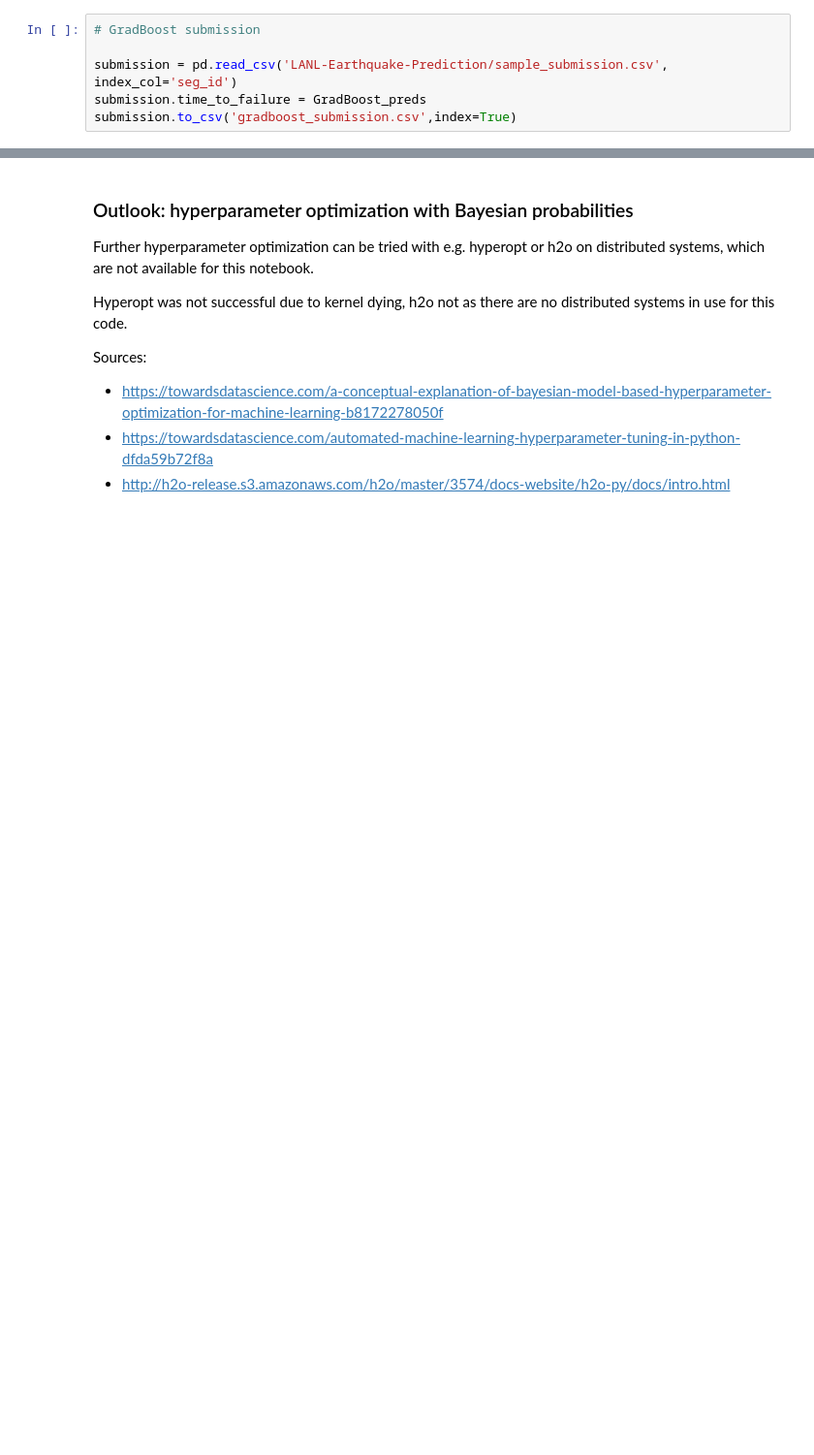
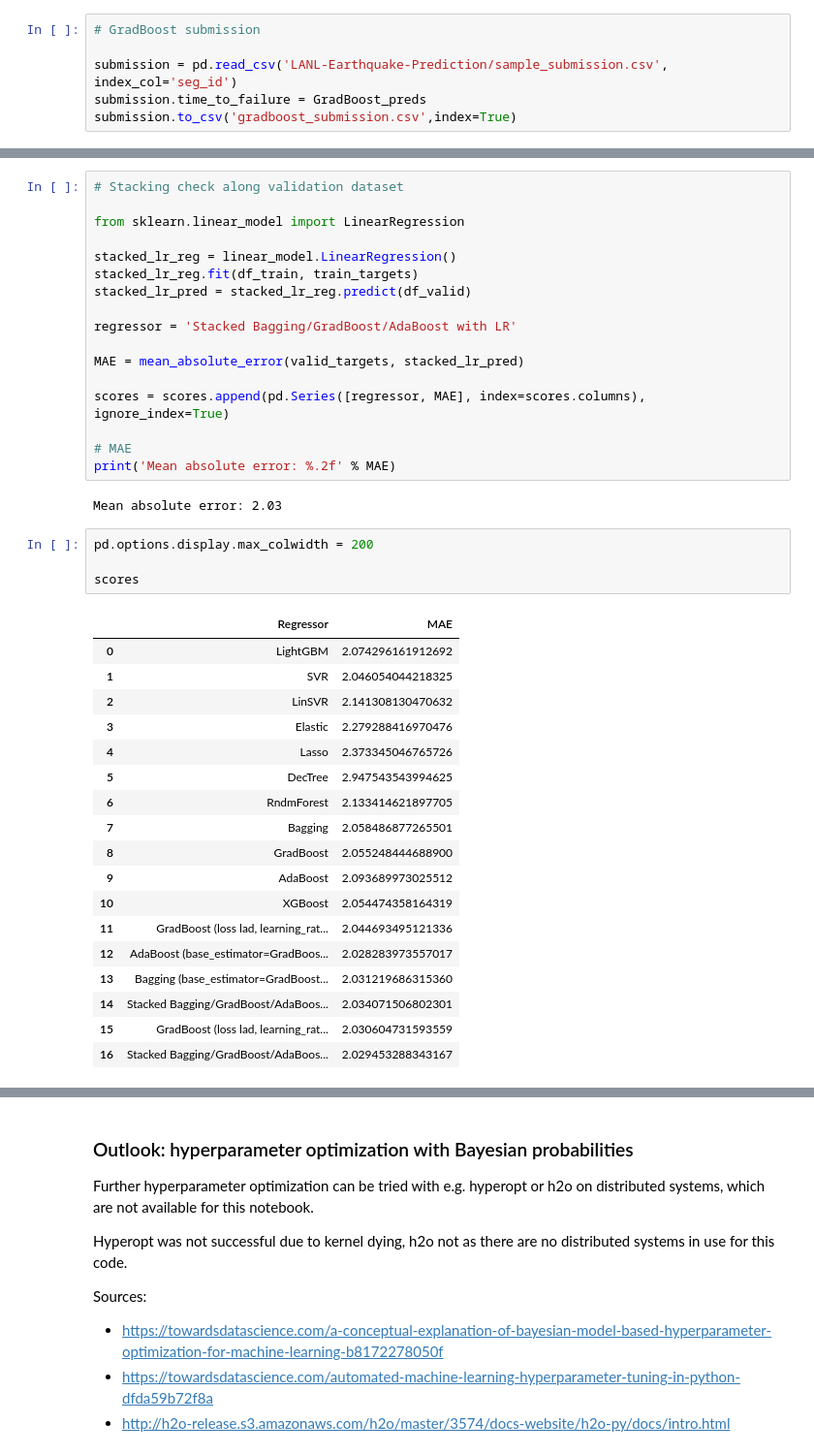
Before and after one commit to manuelfreude/kaggleearthquake, a Jupyter notebook: earthquake.ipynb, the cells around one changed output, grey strips where cells are left out. Shown: that part at 97% size. Cells and saved outputs as stored; diff of their text form; blank space fills up the shorter version.

```diff
--- a/earthquake.ipynb
+++ b/earthquake.ipynb
@@ -2322,0 +2381,42 @@ submission.to_csv('gradboost_submission.csv',index=True)
+# %%
+# Stacking check along validation dataset
+
+from sklearn.linear_model import LinearRegression
+
+stacked_lr_reg = linear_model.LinearRegression()
+stacked_lr_reg.fit(df_train, train_targets)
+stacked_lr_pred = stacked_lr_reg.predict(df_valid)
+
+regressor = 'Stacked Bagging/GradBoost/AdaBoost with LR'
+
+MAE = mean_absolute_error(valid_targets, stacked_lr_pred)
+
+scores = scores.append(pd.Series([regressor, MAE], index=scores.columns), ignore_index=True)
+
+# MAE
+print('Mean absolute error: %.2f' % MAE)
+# %% [output]
+Mean absolute error: 2.03
+# %%
+pd.options.display.max_colwidth = 200
+
+scores
+# %% [output]
+|  | Regressor | MAE |
+| 0 | LightGBM | 2.074296161912692 |
+| 1 | SVR | 2.046054044218325 |
+| 2 | LinSVR | 2.141308130470632 |
+| 3 | Elastic | 2.279288416970476 |
+| 4 | Lasso | 2.373345046765726 |
+| 5 | DecTree | 2.947543543994625 |
+| 6 | RndmForest | 2.133414621897705 |
+| 7 | Bagging | 2.058486877265501 |
+| 8 | GradBoost | 2.055248444688900 |
+| 9 | AdaBoost | 2.093689973025512 |
+| 10 | XGBoost | 2.054474358164319 |
+| 11 | GradBoost (loss lad, learning_rat... | 2.044693495121336 |
+| 12 | AdaBoost (base_estimator=GradBoos... | 2.028283973557017 |
+| 13 | Bagging (base_estimator=GradBoost... | 2.031219686315360 |
+| 14 | Stacked Bagging/GradBoost/AdaBoos... | 2.034071506802301 |
+| 15 | GradBoost (loss lad, learning_rat... | 2.030604731593559 |
+| 16 | Stacked Bagging/GradBoost/AdaBoos... | 2.029453288343167 |
```
Also changed, not shown: parts of 37 cells of this notebook.
